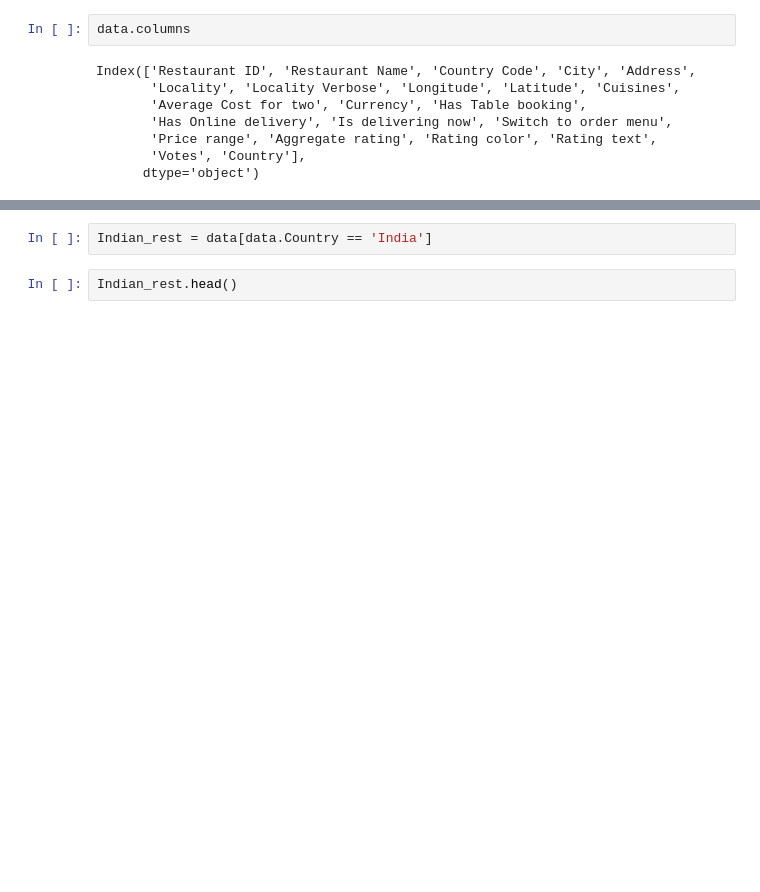
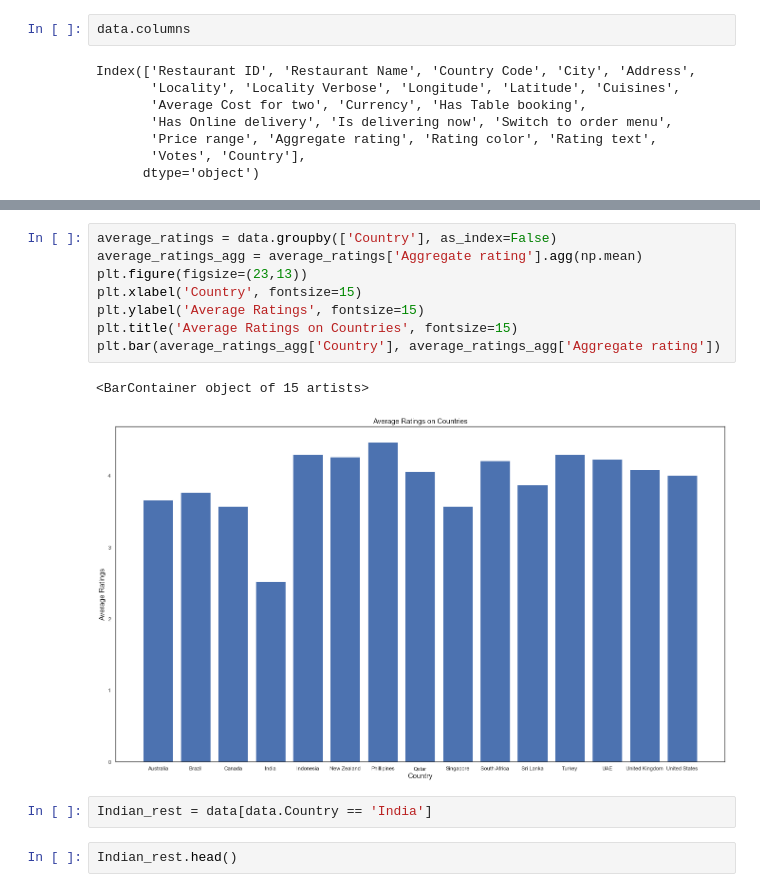
Before and after one commit to apoorvasahu/Zomato_analysis, a Jupyter notebook: zomato.ipynb, the cells around one changed output, grey strips where cells are left out. Cells and saved outputs as stored; diff of their text form; blank space fills up the shorter version.

```diff
--- a/zomato.ipynb
+++ b/zomato.ipynb
@@ -52,3 +101,14 @@ Index(['Restaurant ID', 'Restaurant Name', 'Country Code', 'City', 'Address',
+# %%
+average_ratings = data.groupby(['Country'], as_index=False)
+average_ratings_agg = average_ratings['Aggregate rating'].agg(np.mean)
+plt.figure(figsize=(23,13))
+plt.xlabel('Country', fontsize=15)
+plt.ylabel('Average Ratings', fontsize=15)
+plt.title('Average Ratings on Countries', fontsize=15)
+plt.bar(average_ratings_agg['Country'], average_ratings_agg['Aggregate rating'])
+# %% [output]
+<BarContainer object of 15 artists>
+[figure, added]
 # %%
 Indian_rest = data[data.Country == 'India']
 # %%
```
Also changed, not shown: parts of 20 cells of this notebook.
